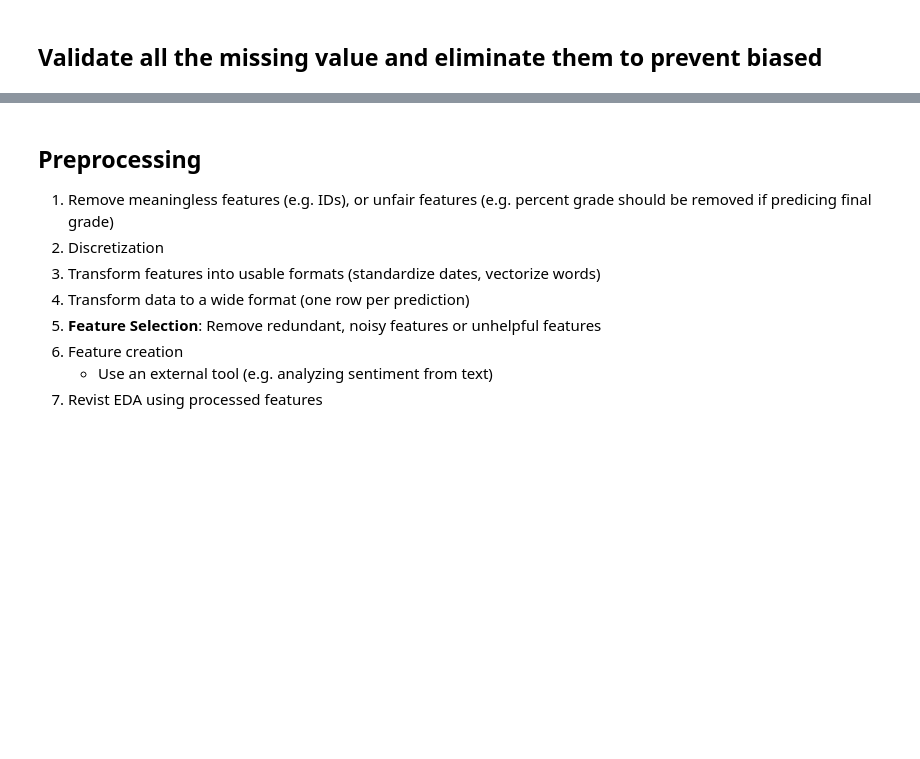
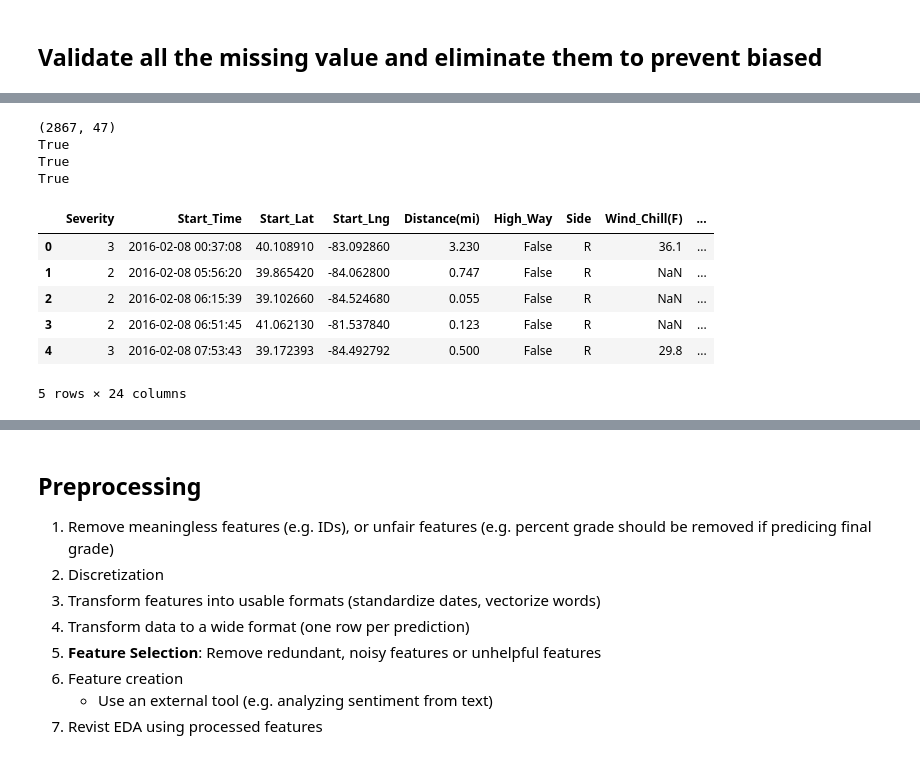
Before and after one commit to jackyhuynh/us_car_accident_analyst_using_python, a Jupyter notebook: src/script.ipynb, the cells around one changed output, grey strips where cells are left out. Drawn from its saved outputs; the diff is of its cells as text; code cells hidden in the pictures; blank space fills up the shorter version.

```diff
--- a/src/script.ipynb
+++ b/src/script.ipynb
@@ -260,0 +232,21 @@ missing_percentage[missing_percentage!=0].plot(kind='barh')
+# %%
+na_df = pd.DataFrame(df[df['Astronomical_Twilight'].isna()])
+print(na_df.shape)
+print(na_df['Astronomical_Twilight'].isna().sum() == na_df['Sunrise_Sunset'].isna().sum())
+print(na_df['Astronomical_Twilight'].isna().sum() == na_df['Civil_Twilight'].isna().sum())
+print(na_df['Astronomical_Twilight'].isna().sum() == na_df['Nautical_Twilight'].isna().sum())
+# %% [output]
+(2867, 47)
+True
+True
+True
+# %%
+df.head()
+# %% [output]
+|  | Severity | Start_Time | Start_Lat | Start_Lng | Distance(mi) | High_Way | Side | Wind_Chill(F) | ... |
+| 0 | 3 | 2016-02-08 00:37:08 | 40.108910 | -83.092860 | 3.230 | False | R | 36.1 | ... |
+| 1 | 2 | 2016-02-08 05:56:20 | 39.865420 | -84.062800 | 0.747 | False | R | NaN | ... |
+| 2 | 2 | 2016-02-08 06:15:39 | 39.102660 | -84.524680 | 0.055 | False | R | NaN | ... |
+| 3 | 2 | 2016-02-08 06:51:45 | 41.062130 | -81.537840 | 0.123 | False | R | NaN | ... |
+| 4 | 3 | 2016-02-08 07:53:43 | 39.172393 | -84.492792 | 0.500 | False | R | 29.8 | ... |
+5 rows × 24 columns
```
Also changed, not shown: parts of 32 cells of this notebook.
